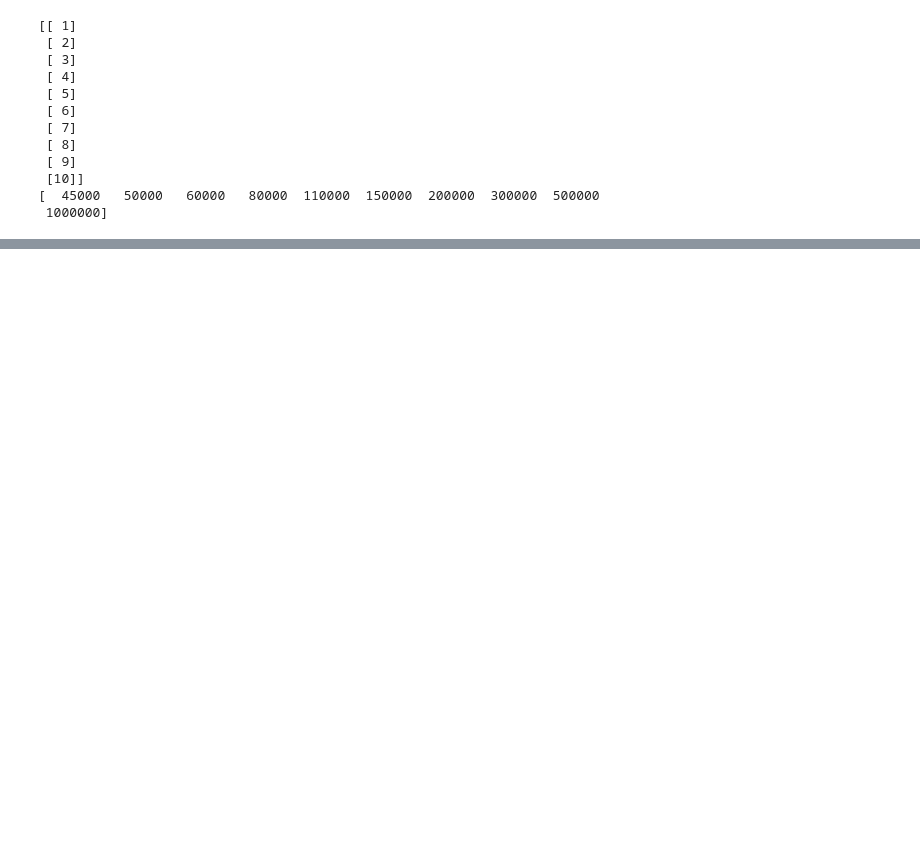
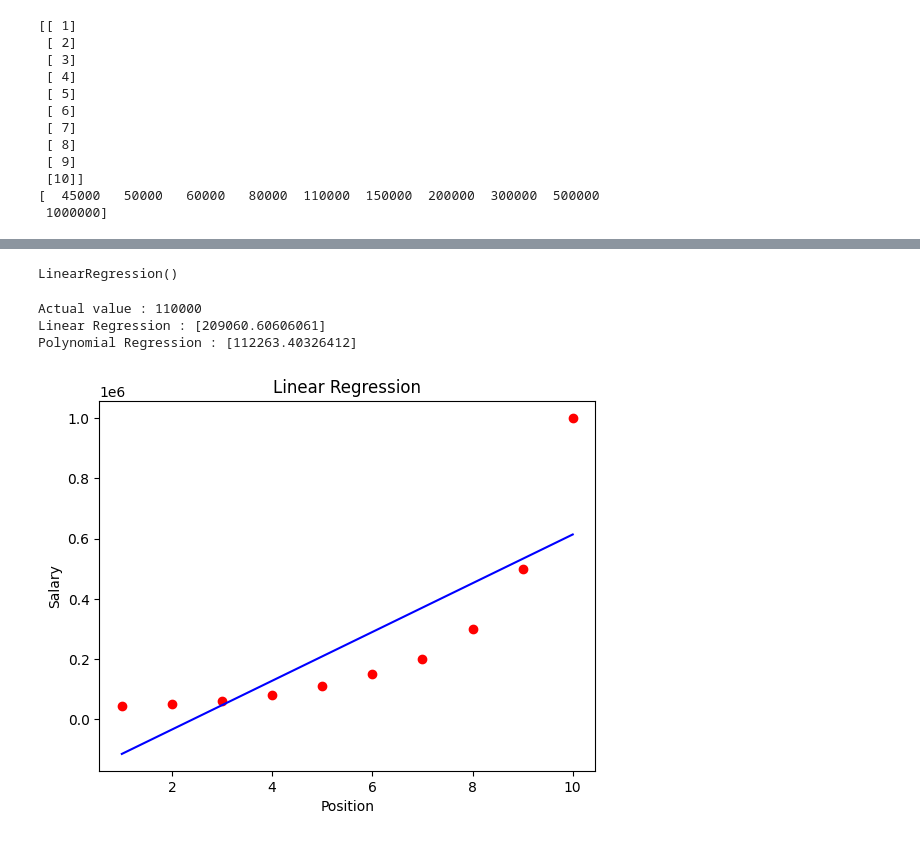
Before and after one commit to Srihas-Reddy/machine-learning-models, a Jupyter notebook: Regression/Polynomial Linear Regression/polynomial_linear_regression.ipynb, the cells around one changed output, grey strips where cells are left out. Cells and saved outputs as stored; diff of their text form; code cells hidden in the pictures; blank space fills up the shorter version.

Commit message:
Implemented Polynomial Regression using feature transformation

```diff
--- a/Regression/Polynomial Linear Regression/polynomial_linear_regression.ipynb
+++ b/Regression/Polynomial Linear Regression/polynomial_linear_regression.ipynb
@@ -23,3 +23,8 @@ print(y)
  [10]]
 [  45000   50000   60000   80000  110000  150000  200000  300000  500000
  1000000]
+# %%
+# building and training a linear regression model on the dataset
+from sklearn.linear_model import LinearRegression
+lin_reg = LinearRegression()
+lin_reg.fit(X, y)
@@ -25,0 +33,6 @@ print(y)
+# %%
+# transforming the feature into polynomial terms
+from sklearn.preprocessing import PolynomialFeatures
+poly_reg = PolynomialFeatures(degree = 5)
+X_poly = poly_reg.fit_transform(X)
+print(X_poly)
@@ -25,0 +50,25 @@ print(y)
+# %%
+# building and training another linear regression model on the transformed dataset
+lin_reg_2 = LinearRegression()
+lin_reg_2.fit(X_poly, y)
+# %% [output]
+LinearRegression()
+# %%
+# predicting the outputs using both regression models
+print(f"Actual value : {y[4]}")
+print(f"Linear Regression : {lin_reg.predict([[5]])}")
+print(f"Polynomial Regression : {lin_reg_2.predict(poly_reg.fit_transform([[5]]))}")
+# %% [output]
+Actual value : 110000
+Linear Regression : [209060.60606061]
+Polynomial Regression : [112263.40326412]
+# %%
+# visualizing the linear regression model
+plt.scatter(X, y, color = 'red')
+plt.plot(X, lin_reg.predict(X), color = 'blue')
+plt.title("Linear Regression")
+plt.xlabel("Position")
+plt.ylabel("Salary")
+plt.show()
+# %% [output]
+[figure, added]
```
Also changed, not shown: parts of 6 cells of this notebook.
